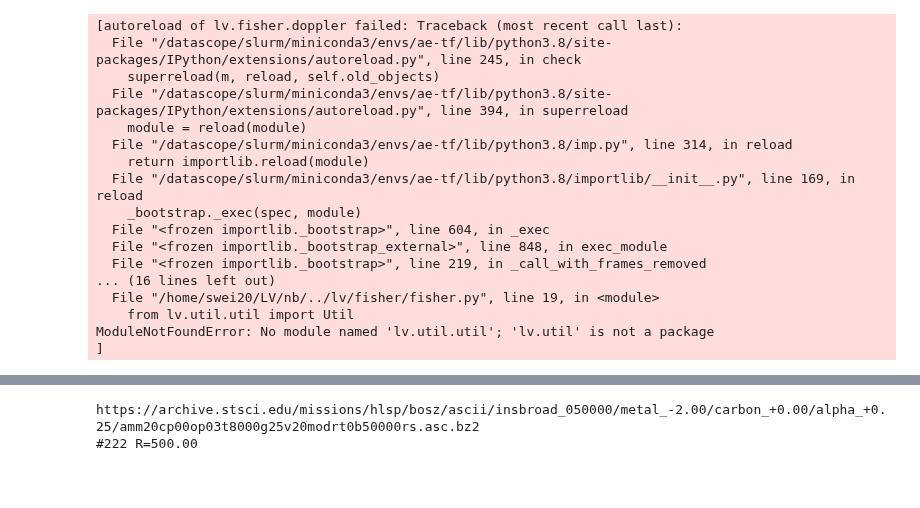
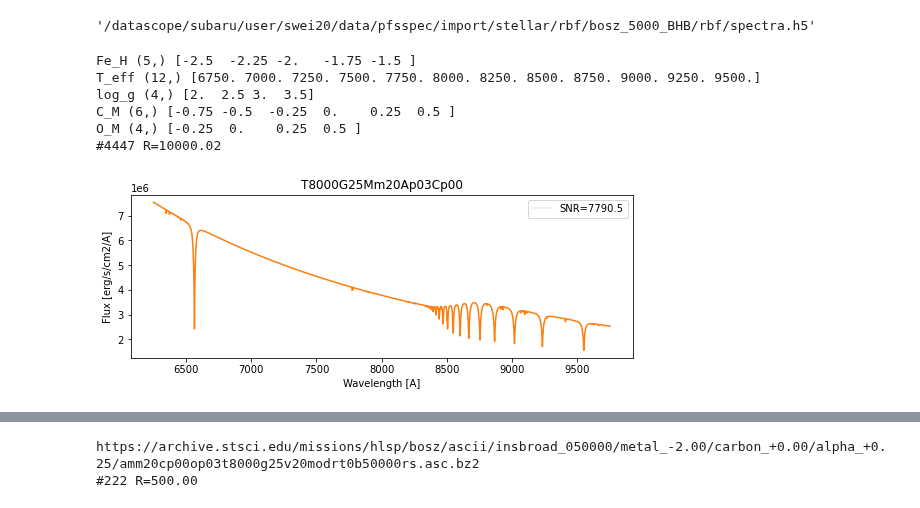
Before and after one commit to ViskaWei/LV, a Jupyter notebook: nb/fisher_pca.ipynb, the cells around one changed output, grey strips where cells are left out. Cells and saved outputs as stored; diff of their text form; code cells hidden in the pictures; blank space fills up the shorter version.

```diff
--- a/nb/fisher_pca.ipynb
+++ b/nb/fisher_pca.ipynb
@@ -20,20 +13,8 @@ RBF_PATH = f'{DATADIR}/import/stellar/rbf/bosz_5000_{RR}/rbf/'
 # %%
+RR="BHB"
 DATADIR="/datascope/subaru/user/swei20/data/pfsspec"
+RBF_PATH =  os.path.join(DATADIR, f"import/stellar/rbf/bosz_5000_{RR}/rbf/", 'spectra.h5')
-# %% [output]
-[autoreload of lv.fisher.doppler failed: Traceback (most recent call last):
-  File "/datascope/slurm/miniconda3/envs/ae-tf/lib/python3.8/site-packages/IPython/extensions/autoreload.py", line 245, in check
-    superreload(m, reload, self.old_objects)
-  File "/datascope/slurm/miniconda3/envs/ae-tf/lib/python3.8/site-packages/IPython/extensions/autoreload.py", line 394, in superreload
-    module = reload(module)
-  File "/datascope/slurm/miniconda3/envs/ae-tf/lib/python3.8/imp.py", line 314, in reload
-    return importlib.reload(module)
-  File "/datascope/slurm/miniconda3/envs/ae-tf/lib/python3.8/importlib/__init__.py", line 169, in reload
-    _bootstrap._exec(spec, module)
-  File "<frozen importlib._bootstrap>", line 604, in _exec
-  File "<frozen importlib._bootstrap_external>", line 848, in exec_module
-  File "<frozen importlib._bootstrap>", line 219, in _call_with_frames_removed
-... (16 lines left out)
-  File "/home/swei20/LV/nb/../lv/fisher/fisher.py", line 19, in <module>
-    from lv.util.util import Util
-ModuleNotFoundError: No module named 'lv.util.util'; 'lv.util' is not a package
-]
+# %%
+RBF_PATH
+# %% [output]
+'/datascope/subaru/user/swei20/data/pfsspec/import/stellar/rbf/bosz_5000_BHB/rbf/spectra.h5'
@@ -39,0 +23,13 @@ ModuleNotFoundError: No module named 'lv.util.util'; 'lv.util' is not a package
+# %%
+p = PC()
+# %% [output]
+Fe_H (5,) [-2.5  -2.25 -2.   -1.75 -1.5 ]
+T_eff (12,) [6750. 7000. 7250. 7500. 7750. 8000. 8250. 8500. 8750. 9000. 9250. 9500.]
+log_g (4,) [2.  2.5 3.  3.5]
+C_M (6,) [-0.75 -0.5  -0.25  0.    0.25  0.5 ]
+O_M (4,) [-0.25  0.    0.25  0.5 ]
+#4447 R=10000.02
+# %%
+obsflux, obsvar = p.test_makeObs()
+# %% [output]
+[figure, added]
```
Also changed, not shown: parts of 36 cells of this notebook, 40 other files.
